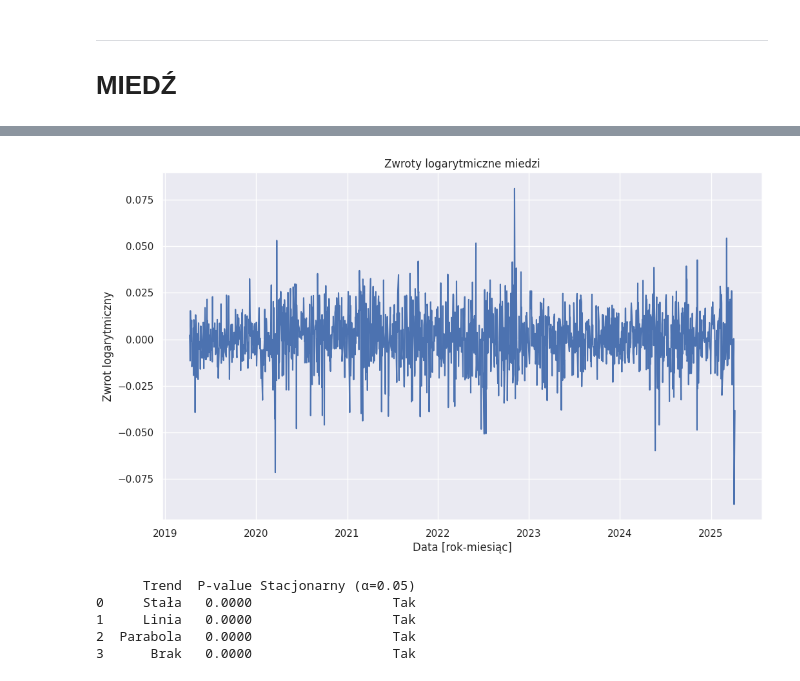
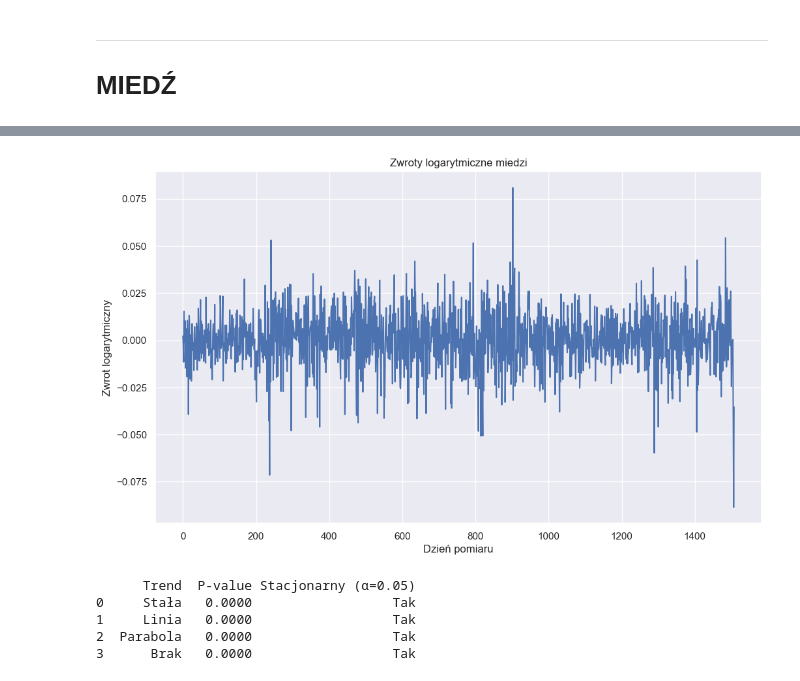
Before and after one commit to mathieuboro/nvidia_risk_management, a Jupyter notebook: projekt 2.ipynb, the cells around one changed output, grey strips where cells are left out. Saved outputs shown, nothing was run; the diff lists cells and outputs as text; code cells hidden in the pictures.

Commit message:
copper

```diff
--- a/projekt 2.ipynb
+++ b/projekt 2.ipynb
@@ -165,14 +165,14 @@ plt.show()
 # %%
 log_returns_copper = np.log(copper / copper.shift(1)).dropna()
-
+log_returns_copper = np.ravel(log_returns_copper)
 plt.plot(log_returns_copper)
 plt.title('Zwroty logarytmiczne miedzi')
 plt.ylabel('Zwrot logarytmiczny')
-plt.xlabel('Data [rok-miesiąc]')
+plt.xlabel('Dzień pomiaru')
 plt.grid(True)
 plt.show()
 # %% [output]
-[figure, old version]
+[figure, new version]
 # %%
 print(adf_test(log_returns_copper))
 # %% [output]
```
Also changed, not shown: parts of 24 cells of this notebook.
